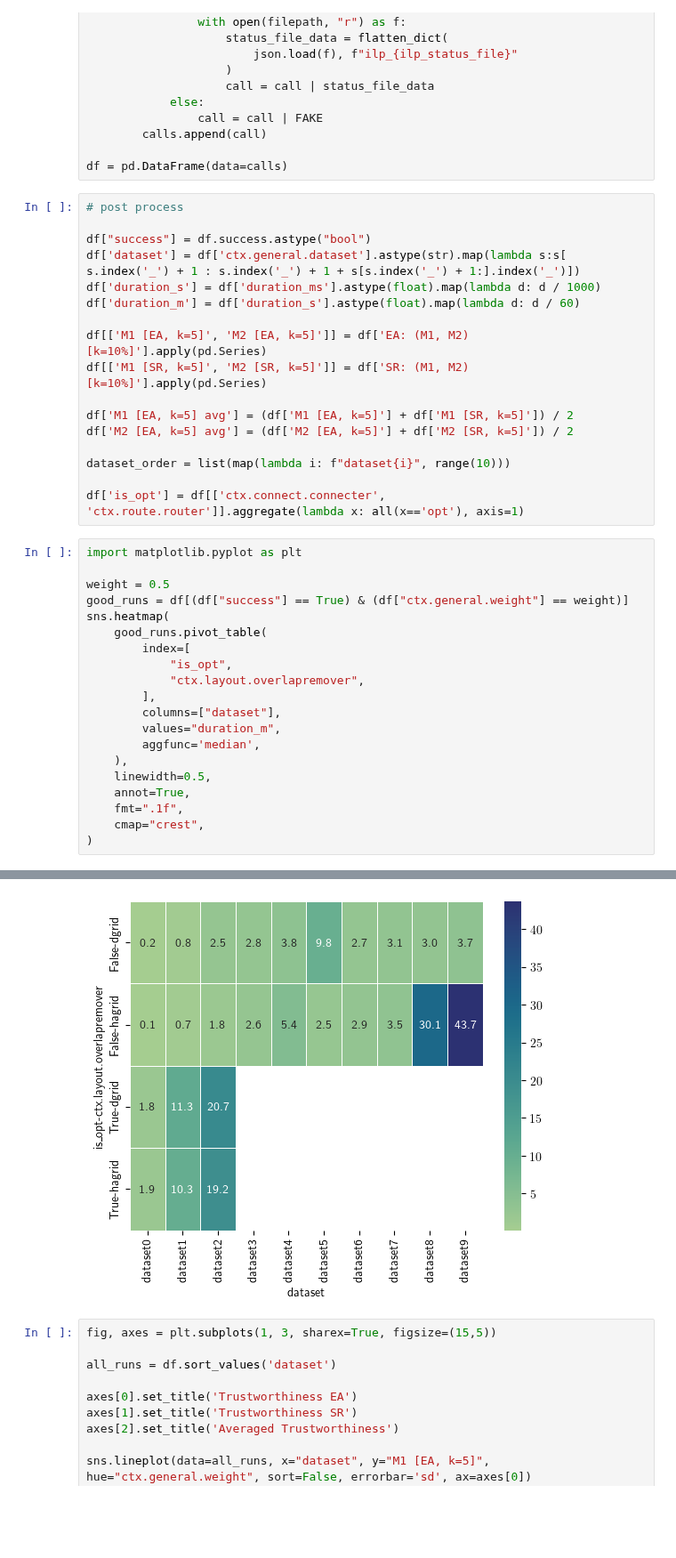
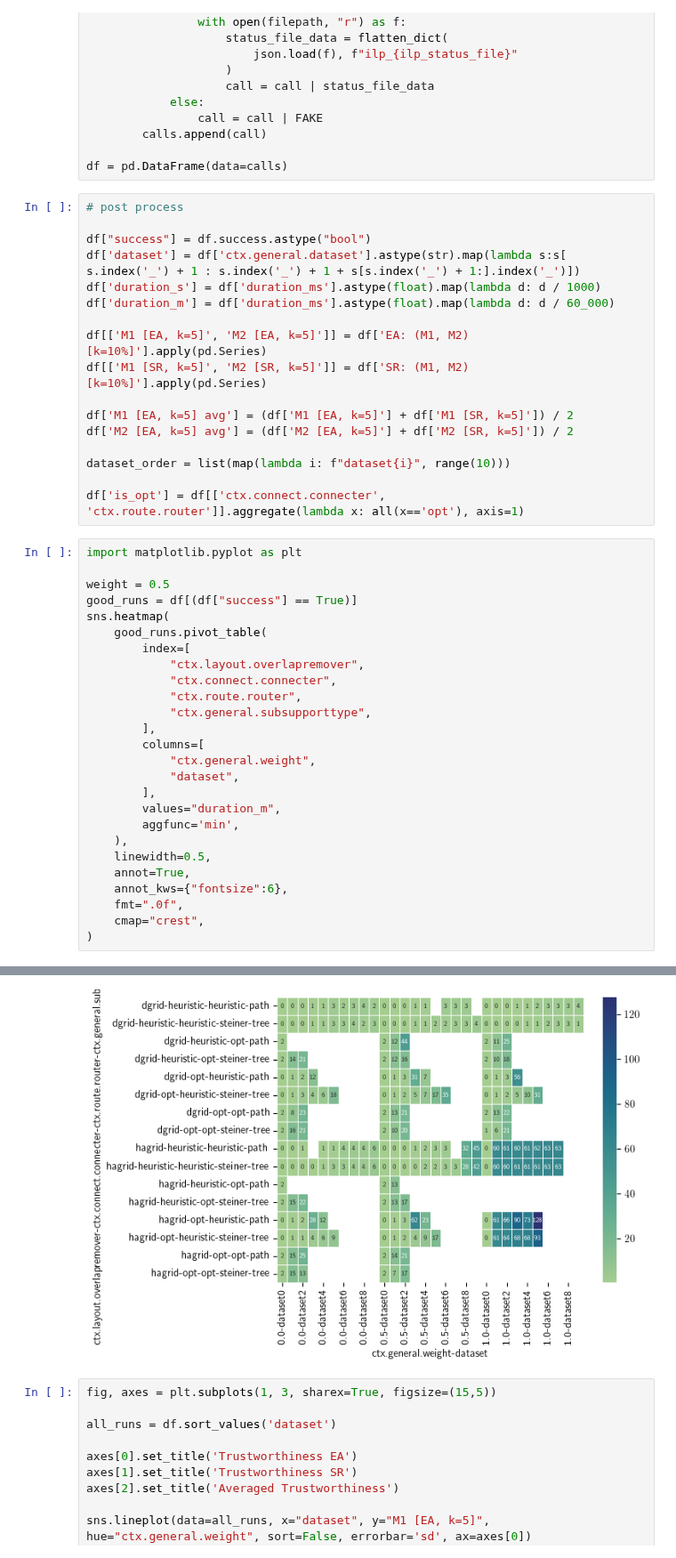
Before and after one commit to npiccolotto/undrground-tubes, a Jupyter notebook: designspace-result/merge.ipynb, the cells around one changed output, grey strips where cells are left out. Shown at 89% size. Drawn from its saved outputs; the diff is of its cells as text; blank space fills up the shorter version.

Commit message:
save plots

```diff
--- a/designspace-result/merge.ipynb
+++ b/designspace-result/merge.ipynb
@@ -100,7 +100,7 @@ df = pd.DataFrame(data=calls)
 df["success"] = df.success.astype("bool")
 df['dataset'] = df['ctx.general.dataset'].astype(str).map(lambda s:s[ s.index('_') + 1 : s.index('_') + 1 + s[s.index('_') + 1:].index('_')])
 df['duration_s'] = df['duration_ms'].astype(float).map(lambda d: d / 1000)
-df['duration_m'] = df['duration_s'].astype(float).map(lambda d: d / 60)
+df['duration_m'] = df['duration_ms'].astype(float).map(lambda d: d / 60_000)
 
 df[['M1 [EA, k=5]', 'M2 [EA, k=5]']] = df['EA: (M1, M2) [k=10%]'].apply(pd.Series)
 df[['M1 [SR, k=5]', 'M2 [SR, k=5]']] = df['SR: (M1, M2) [k=10%]'].apply(pd.Series)
@@ -115,20 +115,26 @@ df['is_opt'] = df[['ctx.connect.connecter', 'ctx.route.router']].aggregate(lambd
 import matplotlib.pyplot as plt
 
 weight = 0.5
-good_runs = df[(df["success"] == True) & (df["ctx.general.weight"] == weight)]
+good_runs = df[(df["success"] == True)]
 sns.heatmap(
     good_runs.pivot_table(
         index=[
-            "is_opt",
             "ctx.layout.overlapremover",
+            "ctx.connect.connecter",
+            "ctx.route.router",
+            "ctx.general.subsupporttype",
         ],
-        columns=["dataset"],
+        columns=[
+            "ctx.general.weight",
+            "dataset",
+        ],
         values="duration_m",
-        aggfunc='median',
+        aggfunc='min',
     ),
     linewidth=0.5,
     annot=True,
-    fmt=".1f",
+    annot_kws={"fontsize":6},
+    fmt=".0f",
     cmap="crest",
 )
 # %% [output]
@@ -136,4 +142,4 @@ sns.heatmap(
-[figure, old version]
+[figure, new version]
 # %%
 fig, axes = plt.subplots(1, 3, sharex=True, figsize=(15,5))
 
```
Also changed, not shown: parts of 3 cells of this notebook.
